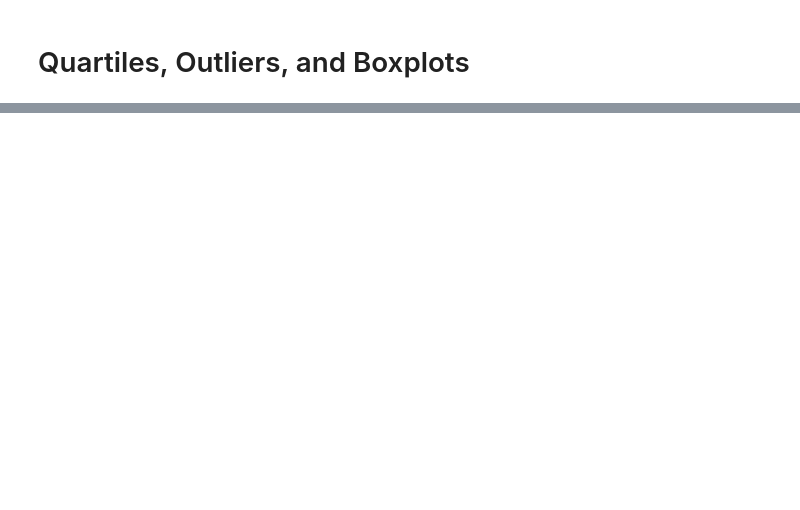
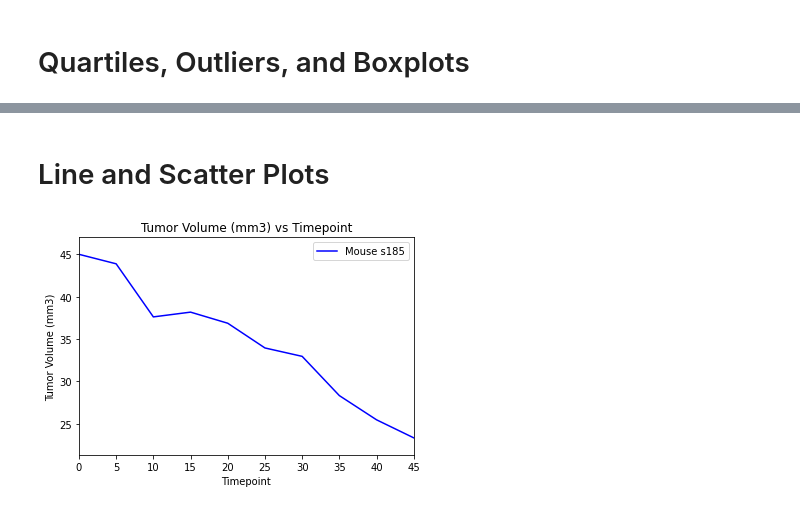
Before and after one commit to EHoaglund94/Week_5_Matplotlib, a Jupyter notebook: The Power of Plots.ipynb, the cells around one changed output, grey strips where cells are left out. Drawn from its saved outputs; the diff is of its cells as text; code cells hidden in the pictures; blank space fills up the shorter version.

```diff
--- a/The Power of Plots.ipynb
+++ b/The Power of Plots.ipynb
@@ -205,0 +264,23 @@ plt.show()
+# %% [markdown]
+# Line and Scatter Plots
+# %%
+# Generate a line plot of tumor volume vs. time point for a mouse treated with Capomulin
+#drug_group_df = clean_df.groupby(['Drug Regimen'])
+#drug_group_df.head()
+#With the two above lines of code, found that mouse s185 was treated with Capomulin. Will use this mouse for the line plot.
+my_mouse = clean_df.loc[clean_df['Mouse ID'] == 's185']
+
+
+x_axis = my_mouse['Timepoint']
+y_axis = my_mouse['Tumor Volume (mm3)']
+mouse_line, = plt.plot(x_axis,y_axis, color = 'blue', label = 'Mouse s185')
+plt.xlim(0,45)
+plt.ylim(y_axis.min() -2, y_axis.max() +2)
+plt.xlabel("Timepoint")
+plt.ylabel("Tumor Volume (mm3)")
+plt.title("Tumor Volume (mm3) vs Timepoint")
+plt.legend()
+
+plt.show()
+# %% [output]
+[figure, added]
```
Also changed, not shown: parts of 10 cells of this notebook.
